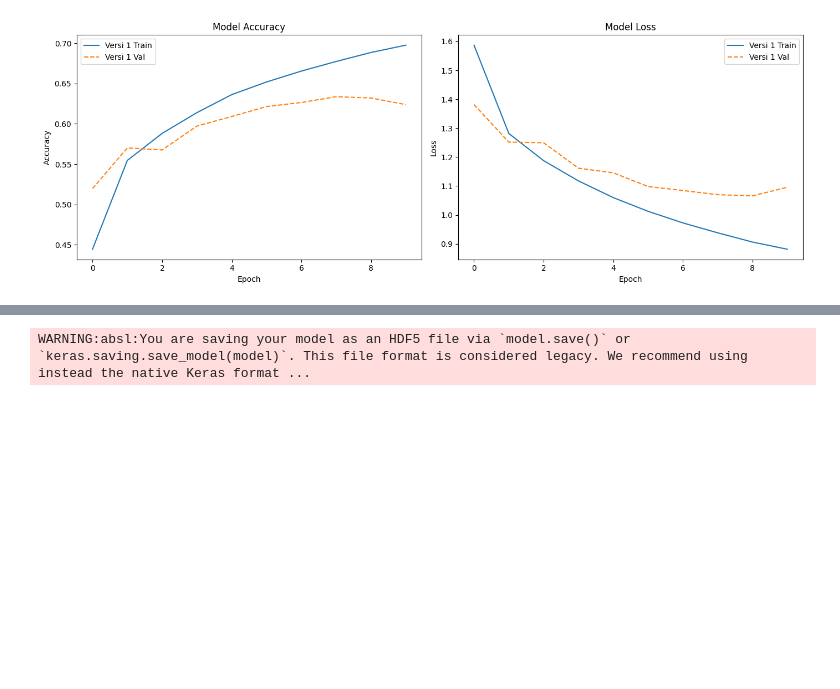
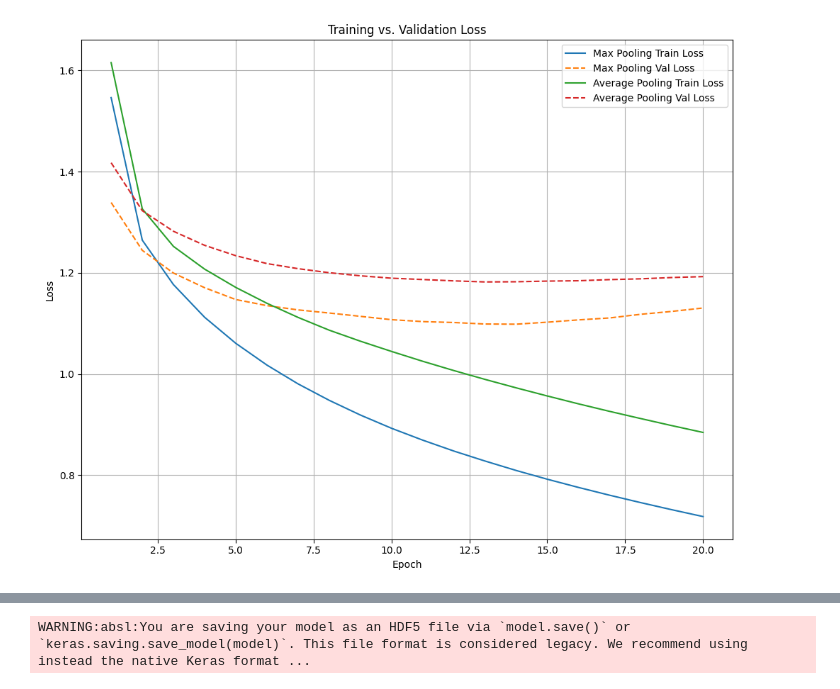
Before and after one commit to mybajwk/ML-2-8, a Jupyter notebook: src/cnn.ipynb, the cells around one changed output, grey strips where cells are left out. Drawn from its saved outputs; the diff is of its cells as text; code cells hidden in the pictures; blank space fills up the shorter version.

Commit message:
feat : Many more pooling for scratch pool

```diff
--- a/src/cnn.ipynb
+++ b/src/cnn.ipynb
@@ -94,0 +202,13 @@ Versi 1 - Akurasi Test: 0.6209
+# %%
+histories2 = []
+for i, create_fn in enumerate([create_model_v2], start=1):
+    os.environ['PYTHONHASHSEED'] = '42'
+    random.seed(42)
+    np.random.seed(42)
+    tf.random.set_seed(42)
+    tf.config.experimental.enable_op_determinism()
+    tf.keras.utils.set_random_seed(42)
+    model2 = create_fn()
+    print(f"\n--- Training Model Versi {i} ---")
+    history2 = train_model(model2, version=i)
+    histories2.append(history2)
@@ -118,10 +259,32 @@ def plot_training_history(histories, labels):
 
     plt.tight_layout()
     plt.show()
-# %%
-plot_training_history(
-    histories=[history],
-    labels=["Versi 1"]
-)
-# %% [output]
-[figure, removed]
+# %%
+def plot_histories(histories, train_labels, val_labels, mode='both'):
+    assert len(histories) == len(train_labels) == len(val_labels), "Lists must be the same length"
+    assert mode in ('both', 'train', 'val'), "mode must be 'both', 'train' or 'val'"
+    epochs = range(1, len(histories[0].history['loss']) + 1)
+    plt.figure(figsize=(10, 8))
+    for h, tl, vl in zip(histories, train_labels, val_labels):
+        if mode in ('both', 'train'):
+            plt.plot(epochs, h.history['loss'],       label=tl)
+        if mode in ('both', 'val'):
+            plt.plot(epochs, h.history['val_loss'], linestyle='--', label=vl)
+    plt.title('Training vs. Validation Loss' if mode=='both' else
+              'Training Loss' if mode=='train' else
+              'Validation Loss')
+    plt.xlabel('Epoch')
+    plt.ylabel('Loss')
+    plt.grid(True)
+    plt.legend()
+    plt.tight_layout()
+    plt.show()
+# %%
+plot_histories(
+    histories   = [history, history2],
+    train_labels= ['Max Pooling Train Loss',    'Average Pooling Train Loss'],
+    val_labels  = ['Max Pooling Val Loss',    'Average Pooling Val Loss'],
+    mode='both'
+)
+# %% [output]
+[figure, added]
```
Also changed, not shown: parts of 24 cells of this notebook, 3 other files.
